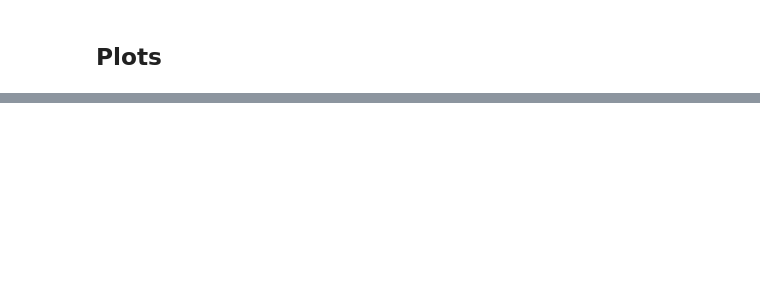
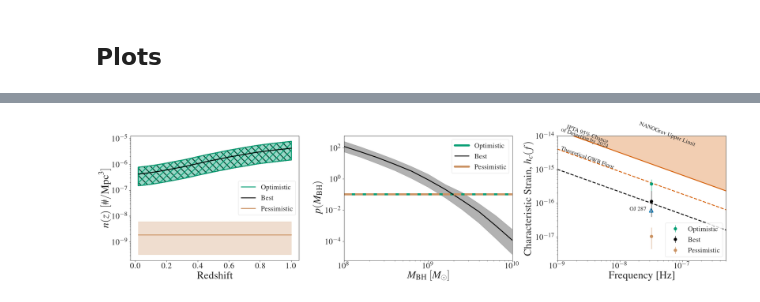
Before and after one commit to jacaseyclyde/J1010_1413_gws, a Jupyter notebook: gwb_calculation.ipynb, the cells around one changed output, grey strips where cells are left out. Drawn from its saved outputs; the diff is of its cells as text; code cells hidden in the pictures; blank space fills up the shorter version.

Commit message:
Added section to recalculate all values based on analytic q.

```diff
--- a/gwb_calculation.ipynb
+++ b/gwb_calculation.ipynb
@@ -461,0 +720,12 @@ plt.savefig('stochasticgwb_limits_3panel.png', dpi=500)
+# %%
+## Let's load the mass function
+logMbh,logMbhdNdMbh,lo16th,up84th = np.loadtxt('marconi_num_density.txt', unpack=True, delimiter=',')
+massmask = logMbh >= 8.
+mbhdNdMbh = 10**logMbhdNdMbh[massmask]
+mass = 10**logMbh[massmask]
+mbhdNdMbh_l = 10**lo16th[massmask]
+mbhdNdMbh_h = 10**up84th[massmask]
+
+dNdMbh = mbhdNdMbh/(mass)
+dNdMbh_l = mbhdNdMbh_l/(mass)
+dNdMbh_h = mbhdNdMbh_h/(mass)
@@ -461,0 +746,8 @@ plt.savefig('stochasticgwb_limits_3panel.png', dpi=500)
+# %%
+## finally, get the characteristic strain
+hc_3 = hc_with_nzm(fidhz, ndm_2_int, nmbh_int, zmin, zmax, min_mchirp, max_mchirp)
+hc_3_h = hc_with_nzm(fidhz, ndm_2_h_int, nmbh_h_int, zmin, zmax, min_mchirp, max_mchirp)
+hc_3_l = hc_with_nzm(fidhz, ndm_2_l_int, nmbh_l_int, zmin, zmax, min_mchirp, max_mchirp)
+print(hc_3_l)
+print(hc_3)
+print(hc_3_h)
@@ -461,0 +762,72 @@ plt.savefig('stochasticgwb_limits_3panel.png', dpi=500)
+# %%
+f, ax = plt.subplots(1,3,figsize=(30,8))
+fsize = 36
+legendfsize = 24
+fsize2 = 20
+ticksize = 28
+ax[0].tick_params(labelsize = ticksize)
+ax[1].tick_params(labelsize = ticksize)
+ax[2].tick_params(labelsize = ticksize)
+
+## for n(z) plot
+zmask = zqso<=1.0
+zlen = len(zqso[zmask])
+
+##### Number density v redshift
+ax[0].fill_between(zqso[zmask], nd_2[0][zmask], nd_2[2][zmask], edgecolor='black',hatch='\\', linewidth=3, facecolor='none')
+ax[0].fill_between(zqso[zmask], nd_2[0][zmask], nd_2[2][zmask], edgecolor=cs[2], facecolor='none', linewidth=3, hatch='/')
+ax[0].plot(zqso[zmask], nd_2[1][zmask], color=cs[2],label='Optimistic', linewidth=3)
+ax[0].fill_between(zqso[zmask], nd_2[0][zmask], nd_2[2][zmask], color=cs[2], alpha=0.4)
+ax[0].plot(zqso[zmask], nd_2[1][zmask], color='black', linestyle='solid', label='Best', linewidth=3)
+ax[0].fill_between(zqso[zmask], nd_2[0][zmask], nd_2[2][zmask], color='none', edgecolor='black', hatch='\\')
+ax[0].plot(zqso[zmask], nd_1[1]*np.ones((zlen)),c=cs[5], label='Pessimistic', linewidth=3)
+ax[0].fill_between(zqso[zmask], nd_1[0]*np.ones((zlen)), nd_1[2]*np.ones((zlen)), color=cs[5], alpha=0.3)
+ax[0].legend(fontsize=legendfsize)
+ax[0].set_yscale('log')
+ax[0].set_xlabel(r'Redshift',fontsize=fsize)
+ax[0].set_ylabel(r'$n(z)\ [\rm{\#/Mpc}^3]$',fontsize=fsize)
+
+##### pdf for mass
+logMwidth = np.log10(DeltaM.value)
+ax[1].plot(mass, 1./logMwidth*np.ones((len(mass))), color=cs[5], label='Pessimistic', linewidth=7)
+ax[1].plot(mass, 1./logMwidth*np.ones((len(mass))), color=cs[2],label='Optimistic', linewidth=7)
+ax[1].plot(mass, nmbh,
+               color='black', label='Best', linewidth=3)
+ax[1].fill_between(mass,nmbh_l, nmbh_h, color='black',
+                  alpha =0.3)
+
+ax[1].plot(mass, 1./logMwidth*np.ones((len(mass))), color=cs[5], linestyle='dashed', linewidth=7)
+ax[1].set_xlabel(r'$M_{\rm{BH}}\ [M_{\odot}]$',fontsize=fsize)
+ax[1].set_ylabel(r'$p(M_{\rm{BH}})$',fontsize=fsize);
+ax[1].set_xscale('log')
+ax[1].set_yscale('log')
+ax[1].set_xlim([1e8, 1e10])
+handles, labels = ax[1].get_legend_handles_labels()
+order = [1,2,0]
+ax[1].legend([handles[idx] for idx in order],[labels[idx] for idx in order],fontsize=legendfsize)
+
+# ##### LIMITS
+ax[2].loglog(freq, ptalimit, color=cs[3],linewidth=3)
+ax[2].loglog(freq, 1.e-16*(freq/fidhz)**(-2./3.), color='black', linestyle='dashed',  linewidth=3)
+ax[2].text(1.1e-9, 1.05e-15,'Theoretical GWB Floor', fontsize=fsize2, rotation=-20);
+ax[2].errorbar(fidhz.value, hc_2, yerr=[[(hc_2-hc_2_l)], [(hc_2_h-hc_2)]], fmt='o', color=cs[2],markersize=10, label='Optimistic')
+ax[2].errorbar(fidhz.value, hc_3, yerr=[[(hc_3-hc_3_l)],[(hc_3_h-hc_3)]], fmt='o',markersize=10, color='black',
+             label='Best')
+ax[2].errorbar(fidhz.value, hc_1[1],yerr=[[hc_1[1]-hc_1[0]],[hc_1[2]-hc_1[1]]], fmt='o',
+             markersize=10, color=cs[5], label='Pessimistic')
+ax[2].loglog(freq, iptafuturelimit, c=cs[3],linewidth=3, linestyle='dashed')
+ax[2].text(1.1e-9, 4.3e-15, r'IPTA 95\% Chance\\ of Detection by 2024', rotation=-20,fontsize=fsize2)
+ax[2].scatter(fidhz.value, 6.1e-17, color=cs[0], marker='^', s=150, facecolor='none', linewidth=3)
+ax[2].text(fidhz.value-1.75e-8, 6.01e-17, 'OJ 287', fontsize=fsize2)
+ax[2].fill_between(freq, ptalimit, 1.e-12*np.ones(len(freq)),alpha=0.3, color=cs[3])
+ax[2].annotate('NANOGrav Upper Limit', xy=(2e-8, 5.e-15), rotation=-21,fontsize=fsize2)
+# ax[2].legend(loc='lower right', frameon=True, framealpha=1.0, edgecolor='black', fontsize=legendfsize)
+ax[2].legend(loc='lower right',fontsize=legendfsize)
+ax[2].set_xlabel(r'Frequency [Hz]',fontsize=fsize)
+ax[2].set_ylabel(r'Characteristic Strain, $h_c(f)$',fontsize=fsize)
+ax[2].set_xlim([1.e-9, 5.e-7])
+ax[2].set_ylim([2.e-18, 1.e-14])
+plt.tight_layout()
+plt.savefig('stochasticgwb_limits_3panel.png', dpi=500)
+# %% [output]
+[figure, added]
```
Also changed, not shown: parts of 41 cells of this notebook.
